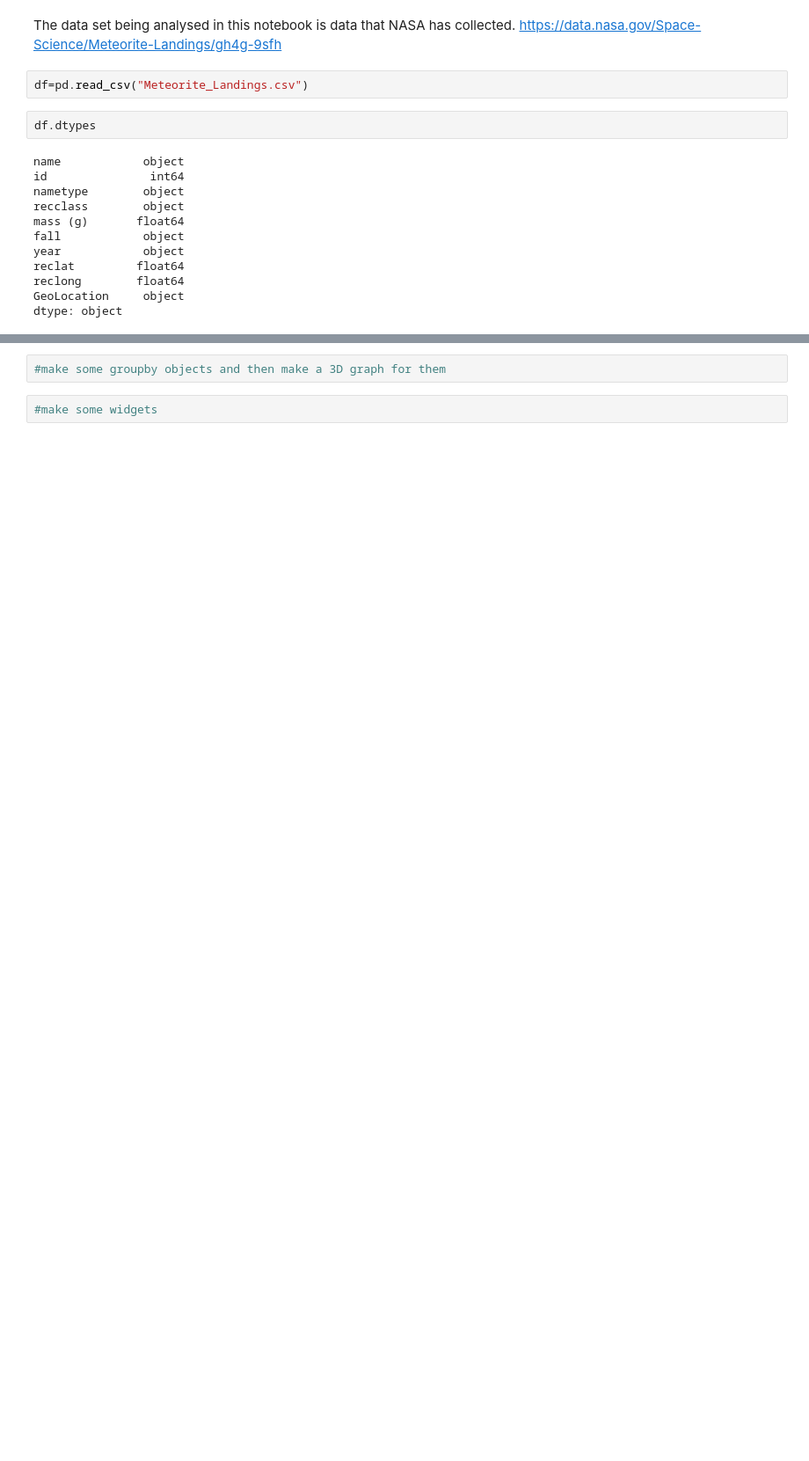
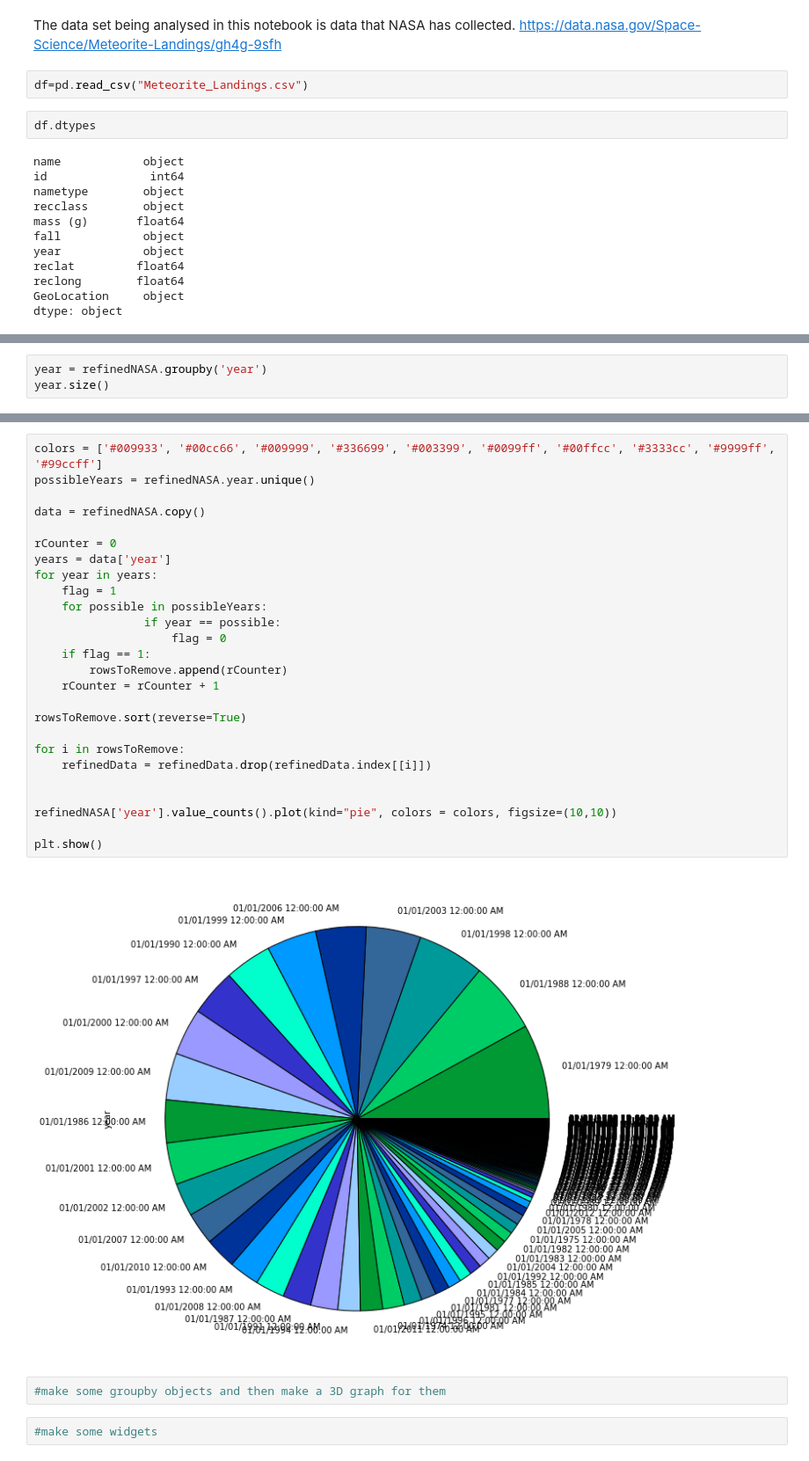
Before and after one commit to Essymay/CS2006p3, a Jupyter notebook: NASAData.ipynb, the cells around one changed output, grey strips where cells are left out. Shown at 88% size. Drawn from its saved outputs; the diff is of its cells as text; blank space fills up the shorter version.

```diff
--- a/NASAData.ipynb
+++ b/NASAData.ipynb
@@ -64,0 +132,3 @@ len(refinedNASA)
+# %%
+year = refinedNASA.groupby('year')
+year.size()
@@ -65,3 +226,31 @@ len(refinedNASA)
+# %%
+colors = ['#009933', '#00cc66', '#009999', '#336699', '#003399', '#0099ff', '#00ffcc', '#3333cc', '#9999ff', '#99ccff']
+possibleYears = refinedNASA.year.unique()
+
+data = refinedNASA.copy()
+
+rCounter = 0
+years = data['year']
+for year in years:
+    flag = 1
+    for possible in possibleYears:
+                if year == possible:
+                    flag = 0
+    if flag == 1:
+        rowsToRemove.append(rCounter)
+    rCounter = rCounter + 1
+
+rowsToRemove.sort(reverse=True)
+
+for i in rowsToRemove:
+    refinedData = refinedData.drop(refinedData.index[[i]])
+
+
+refinedNASA['year'].value_counts().plot(kind="pie", colors = colors, figsize=(10,10))
+
+plt.show()
+# %% [output]
+[figure, added]
 # %%
 #make some groupby objects and then make a 3D graph for them
 # %%
```
Also changed, not shown: parts of 16 cells of this notebook, 1 other file.
